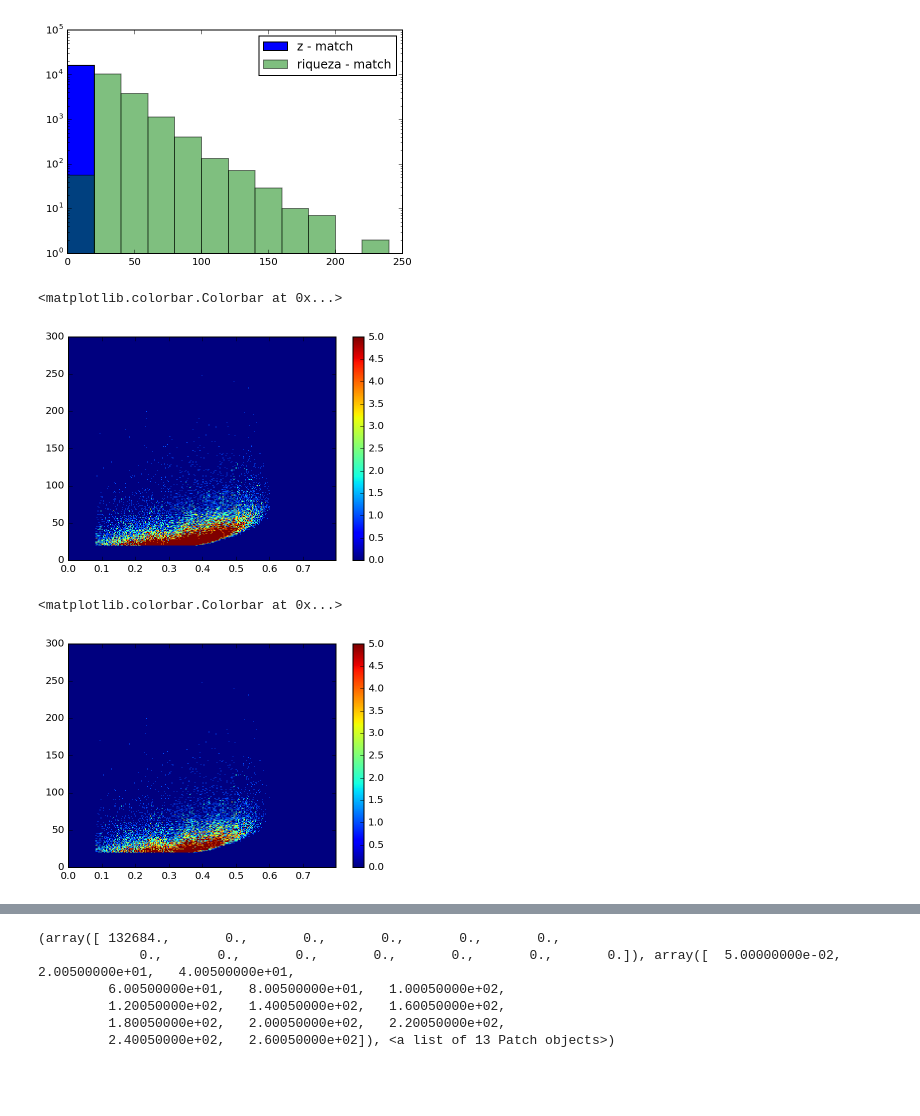
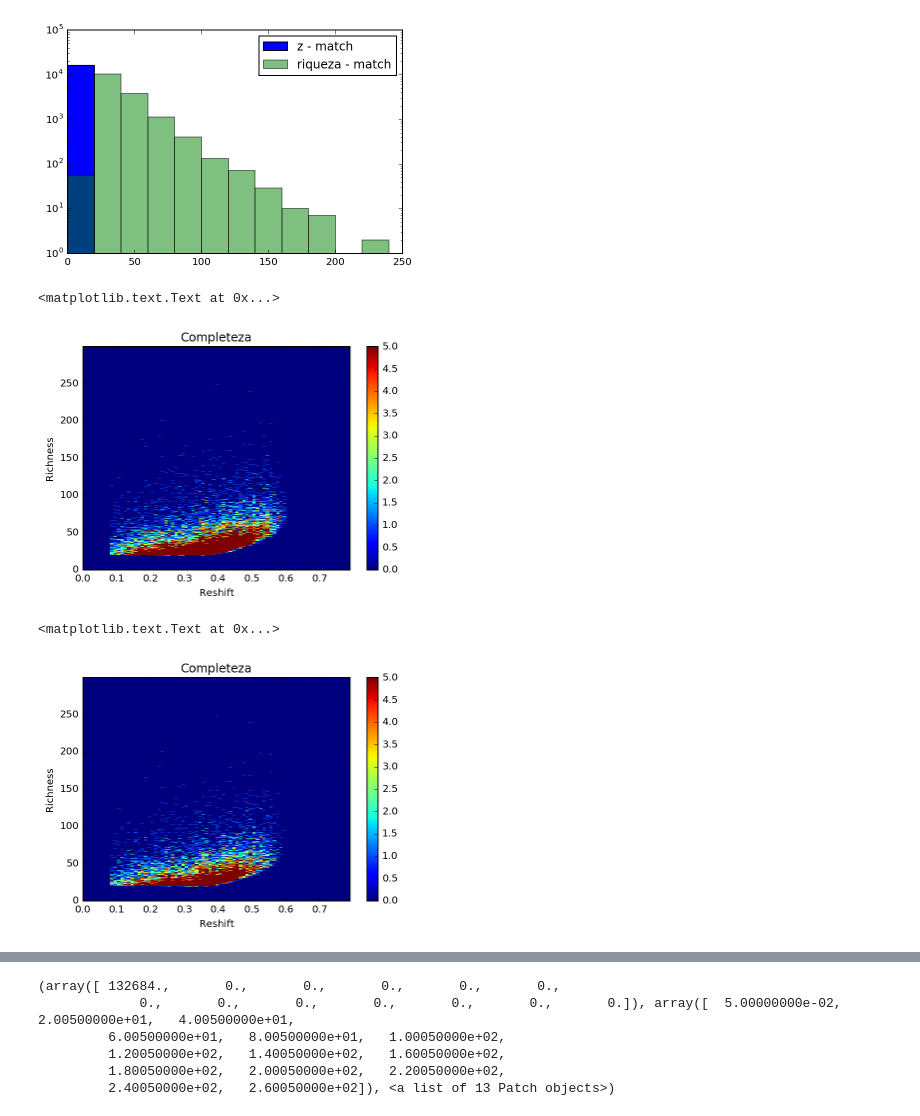
Before and after one commit to clusteron/comparison, a Jupyter notebook: table.ipynb, the cells around one changed output, grey strips where cells are left out. Cells and saved outputs as stored; diff of their text form; code cells hidden in the pictures; blank space fills up the shorter version.

Commit message:
ajeitando alguns plots

```diff
--- a/table.ipynb
+++ b/table.ipynb
@@ -754,17 +754,23 @@ print hxmr
 [figure]
 # %%
 #plt.hexbin(xr, yr, cmap='Reds')
-h2dr = plt.hist2d(xr, yr, bins=[np.arange(0, 0.8, .003), np.arange(0, 300, .9)], vmin = 0, vmax = 5)
+h2dr = plt.hist2d(xr, yr, bins = [np.arange(0, 0.8, .01), np.arange(0, 300, .50)] , vmin = 0, vmax = 5)
 plt.colorbar()
+plt.xlabel('Reshift')
+plt.ylabel('Richness')
+plt.title('Completeza')
 # %% [output]
-<matplotlib.colorbar.Colorbar at 0x...>
+<matplotlib.text.Text at 0x...>
-[figure, old version]
+[figure, new version]
 # %%
-h2dmr = plt.hist2d(xmr, ymr, bins=[np.arange(0, 0.8, .003), np.arange(0, 300, .9)], vmin = 0, vmax = 5)
+h2dmr = plt.hist2d(xmr, ymr, bins=[np.arange(0, 0.8, .01), np.arange(0, 300, .50)], vmin = 0, vmax = 5)
 plt.colorbar()
+plt.xlabel('Reshift')
+plt.ylabel('Richness')
+plt.title('Completeza')
 # %% [output]
-<matplotlib.colorbar.Colorbar at 0x...>
+<matplotlib.text.Text at 0x...>
-[figure, old version]
+[figure, new version]
 # %%
 #print h2dr
 #print h2dmr
```
Also changed, not shown: parts of 18 cells of this notebook.
